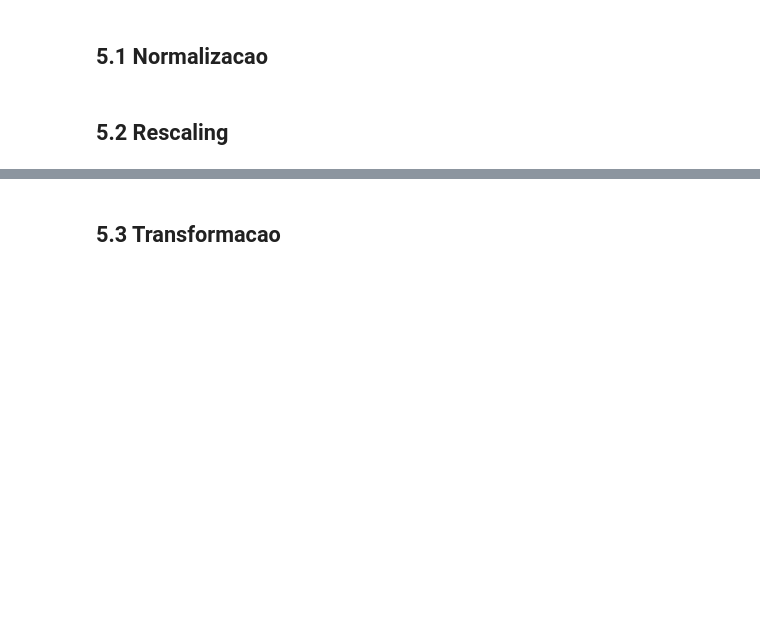
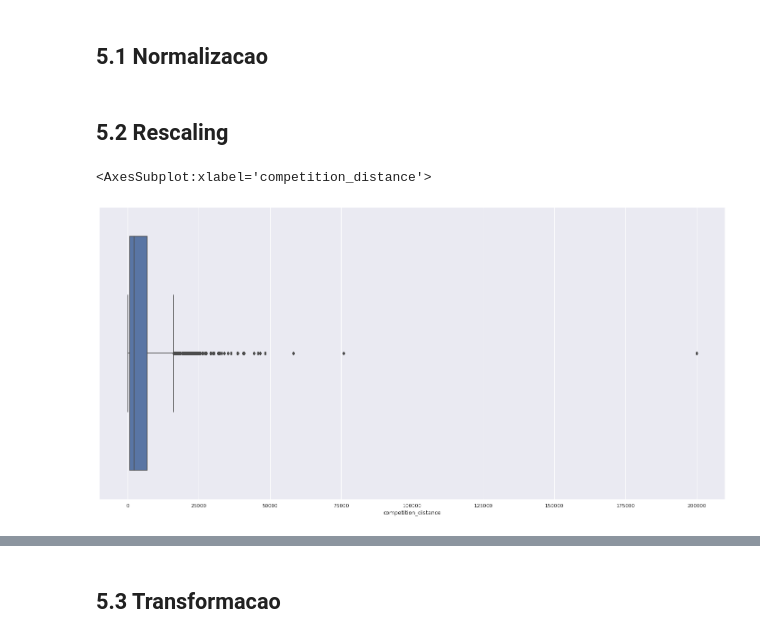
Before and after one commit to Felipehsilva/ds_em_producao, a Jupyter notebook: m04_v01_store_sales_prediction.ipynb, the cells around one changed output, grey strips where cells are left out. Saved outputs shown, nothing was run; the diff lists cells and outputs as text; code cells hidden in the pictures; blank space fills up the shorter version.

```diff
--- a/m04_v01_store_sales_prediction.ipynb
+++ b/m04_v01_store_sales_prediction.ipynb
@@ -917,0 +921,6 @@ df5 = df4.copy()
+# %%
+#outliers bem definidos em competition_distance - usar robust scaler
+sns.boxplot(df5['competition_distance'])
+# %% [output]
+<AxesSubplot:xlabel='competition_distance'>
+[figure, added]
```
Also changed, not shown: parts of 18 cells of this notebook.
